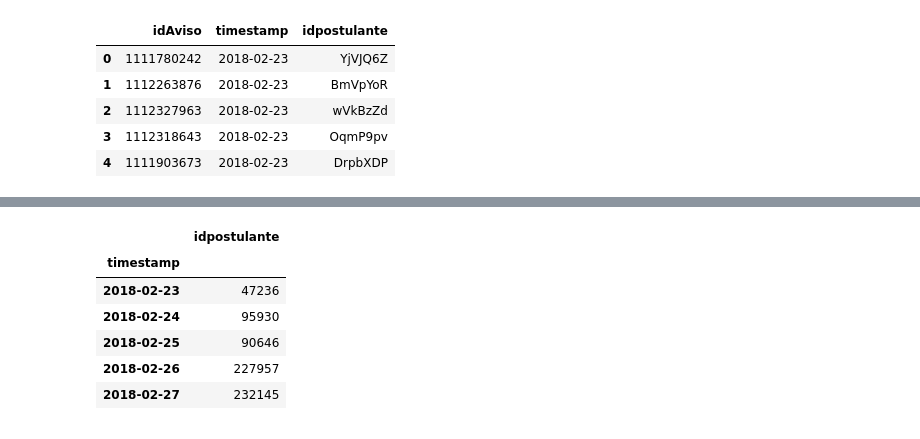
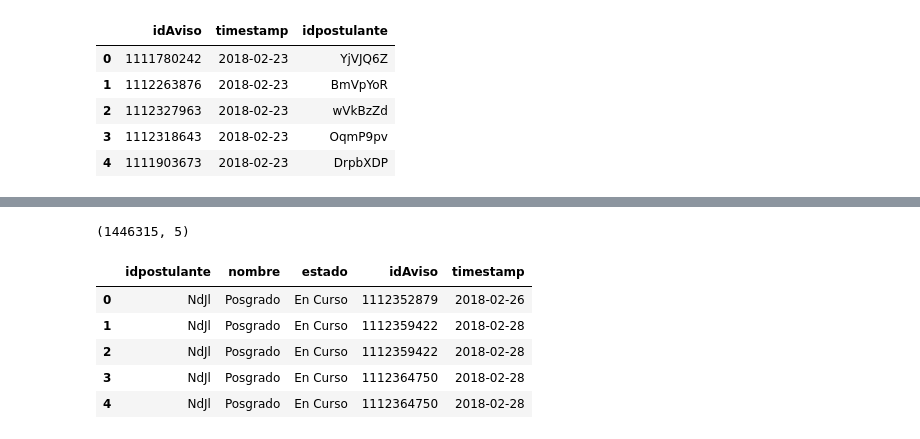
Before and after one commit to BrigliaAn/TP1-AnalisisExploratorio-ZonaJobs, a Jupyter notebook: Santiago.ipynb, the cells around one changed output, grey strips where cells are left out. Saved outputs shown, nothing was run; the diff lists cells and outputs as text; code cells hidden in the pictures.

```diff
--- a/Santiago.ipynb
+++ b/Santiago.ipynb
@@ -351,2 +390,2 @@ visitas.head()
 # %%
-pd.merge(visitas,p_educacion,on='idpostulante',how='inner')
+df_merge = pd.merge(p_educacion,visitas,on='idpostulante')
@@ -374,10 +392,13 @@ visitas_group = visitas.groupby(['timestamp']).agg({'idpostulante':'count'})
+# %%
+df_merge.shape
+# %% [output]
+(1446315, 5)
 # %%
-visitas_group.head()
+df_merge.head()
 # %% [output]
-|  | idpostulante |
-| timestamp |  |
-| 2018-02-23 | 47236 |
-| 2018-02-24 | 95930 |
-| 2018-02-25 | 90646 |
-| 2018-02-26 | 227957 |
-| 2018-02-27 | 232145 |
+|  | idpostulante | nombre | estado | idAviso | timestamp |
+| 0 | NdJl | Posgrado | En Curso | 1112352879 | 2018-02-26 |
+| 1 | NdJl | Posgrado | En Curso | 1112359422 | 2018-02-28 |
+| 2 | NdJl | Posgrado | En Curso | 1112359422 | 2018-02-28 |
+| 3 | NdJl | Posgrado | En Curso | 1112364750 | 2018-02-28 |
+| 4 | NdJl | Posgrado | En Curso | 1112364750 | 2018-02-28 |
```
Also changed, not shown: parts of 13 cells of this notebook.
